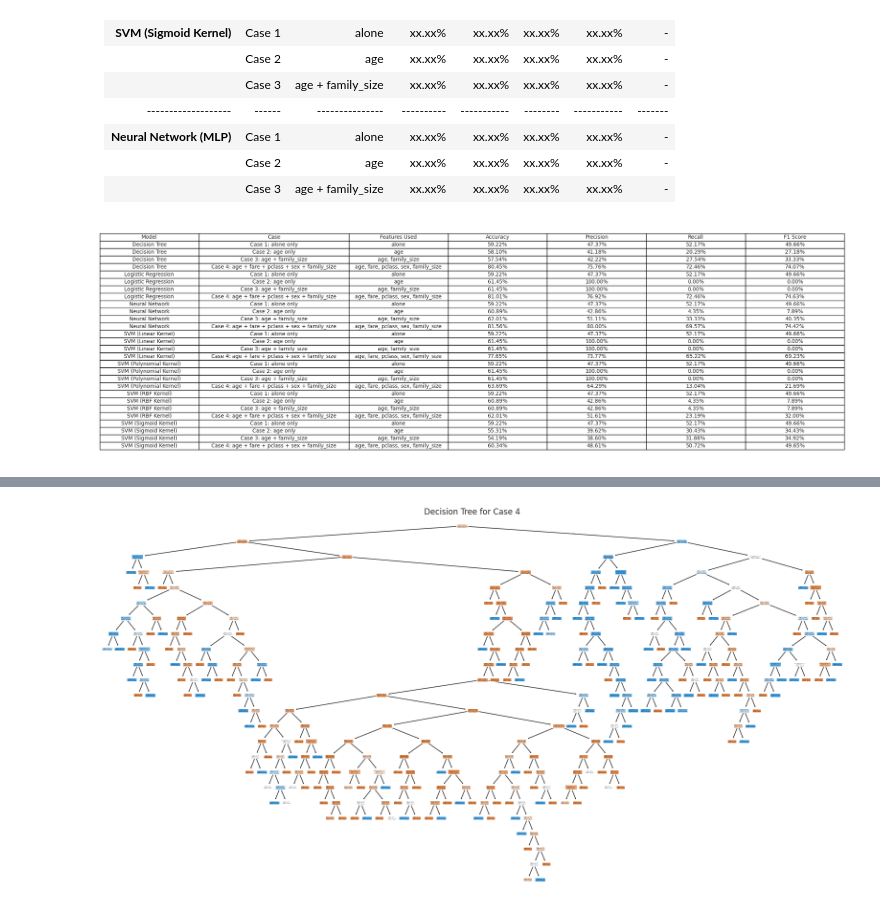
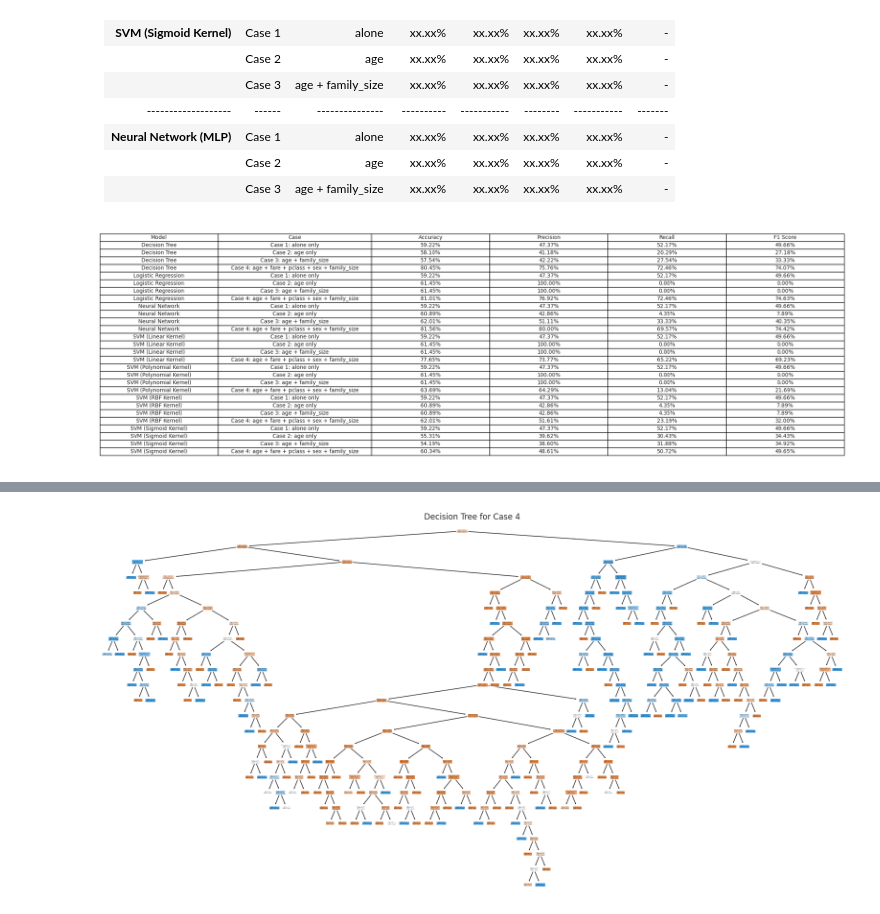
Before and after one commit to drpafowler/applied-ml-philip, a Jupyter notebook: lab03/ml03_philip.ipynb, the cells around one changed output, grey strips where cells are left out. Drawn from its saved outputs; the diff is of its cells as text; code cells hidden in the pictures.

```diff
--- a/lab03/ml03_philip.ipynb
+++ b/lab03/ml03_philip.ipynb
@@ -439,34 +439,34 @@ results_df = pd.DataFrame(results_list)
 sorted_results_df = results_df.sort_values(by=['Model', 'Case'])
 
 # Extract the data from the sorted results DataFrame
-table_data = sorted_results_df[['Model', 'Case', 'Features Used', 'Accuracy', 'Precision', 'Recall', 'F1 Score']].values
+table_data = sorted_results_df[['Model', 'Case', 'Accuracy', 'Precision', 'Recall', 'F1 Score']].values
 
 # Format the values as percentages limited to two decimal places
 table_data = [[f'{value:.2%}' if isinstance(value, float) else value for value in row] for row in table_data]
 
 # Create a figure and axis
 fig, ax = plt.subplots(figsize=(20, 8))
 
 # Hide the axes
 ax.xaxis.set_visible(False)
 ax.yaxis.set_visible(False)
 ax.set_frame_on(False)
 
 # Create the table
-table = ax.table(cellText=table_data, colLabels=['Model', 'Case', 'Features Used', 'Accuracy', 'Precision', 'Recall', 'F1 Score'], cellLoc='center', loc='center')
+table = ax.table(cellText=table_data, colLabels=['Model', 'Case', 'Accuracy', 'Precision', 'Recall', 'F1 Score'], cellLoc='center', loc='center')
 
 # Adjust the table properties
 table.auto_set_font_size(False)
 table.set_fontsize(10)
 table.scale(1.2, 1.2)
 
 # Adjust column widths
 table.auto_set_column_width([1])  # Set the width of the 'Case' column
 
 # Display the table
 plt.show()
 
-#save the table as an image
+# Save the table as an image
 fig.savefig('results_table.png', dpi=300, bbox_inches='tight')
 # %% [output]
-[figure, old version]
+[figure, new version]
```
Also changed, not shown: parts of 1 cell of this notebook, 1 other file.
